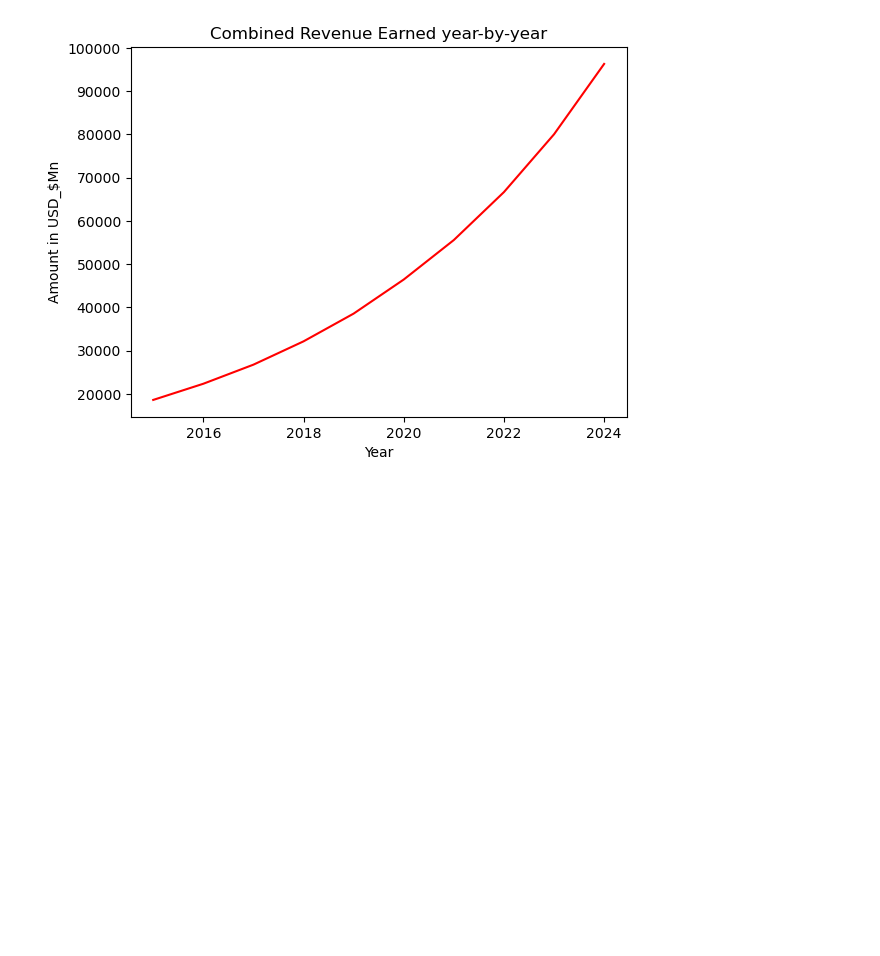
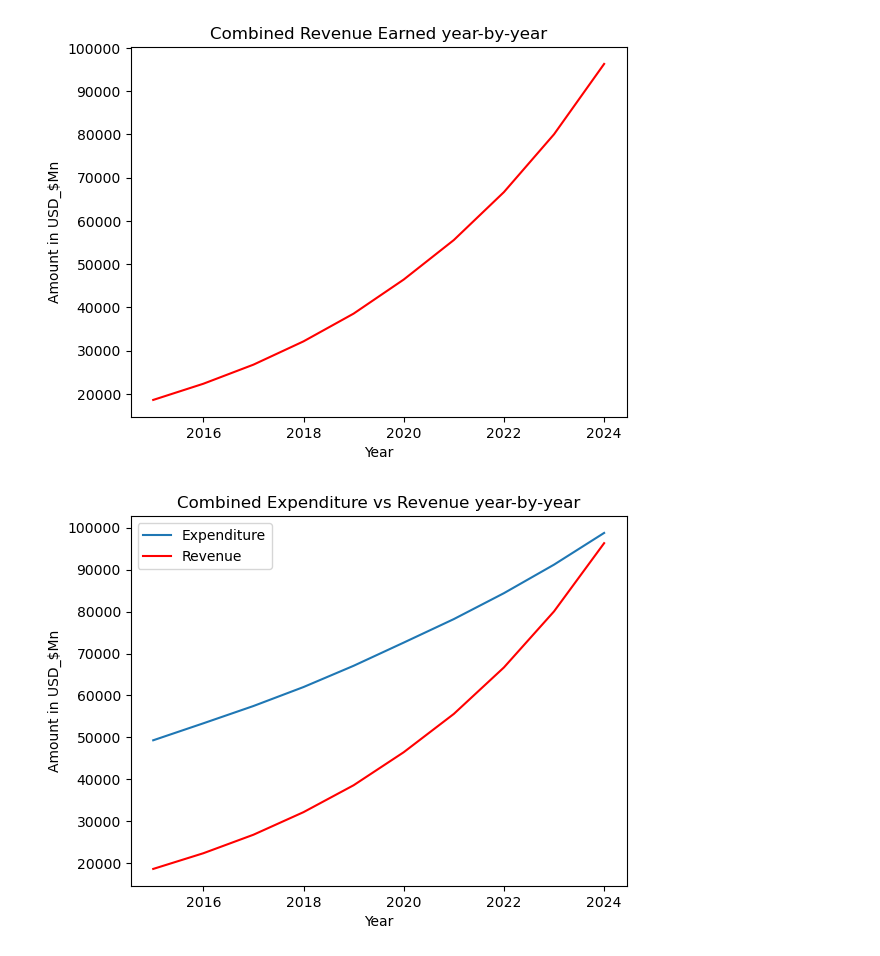
Before and after one commit to abdullahkhan-10/Python-Complete-Course, a Jupyter notebook: Python Projects/Intermediate Projects/3_financial_data.ipynb, the cells around one changed output. Saved outputs shown, nothing was run; the diff lists cells and outputs as text; code cells hidden in the pictures; blank space fills up the shorter version.

Commit message:
Both Expenditure and Revenue shown on single graph

```diff
--- a/Python Projects/Intermediate Projects/3_financial_data.ipynb
+++ b/Python Projects/Intermediate Projects/3_financial_data.ipynb
@@ -515,3 +515,18 @@ plt.ylabel("Amount in USD_$Mn")
 plt.show()
 # %% [output]
 [figure]
+# %%
+# Show both in one graph for better comparison.
+
+plt.plot(exp_spend.index, exp_spend.values)
+plt.plot(rev_earned.index, rev_earned.values, color= "red")
+
+plt.title("Combined Expenditure vs Revenue year-by-year")
+plt.xlabel("Year")
+plt.ylabel("Amount in USD_$Mn")
+
+plt.legend(["Expenditure", "Revenue"])
+
+plt.show()
+# %% [output]
+[figure, added]
```
